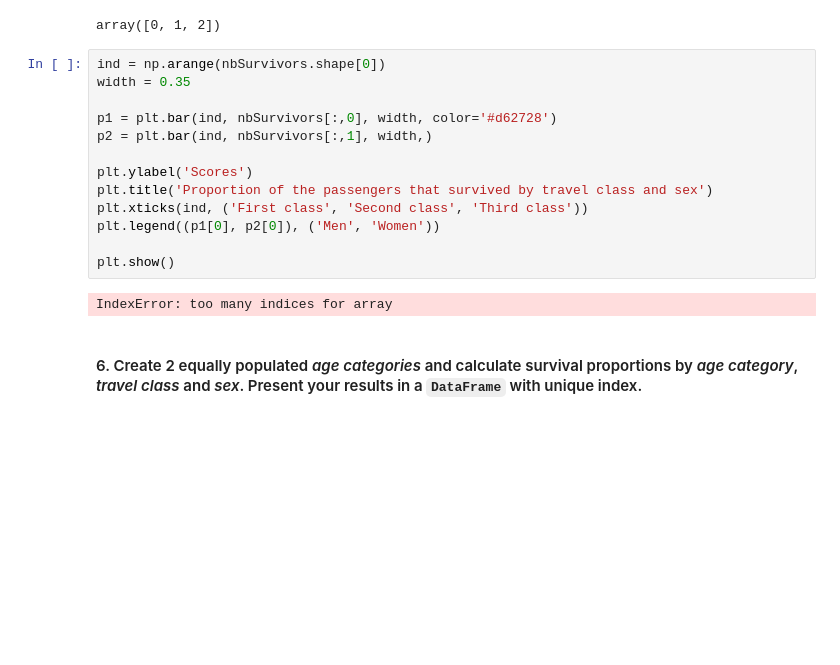
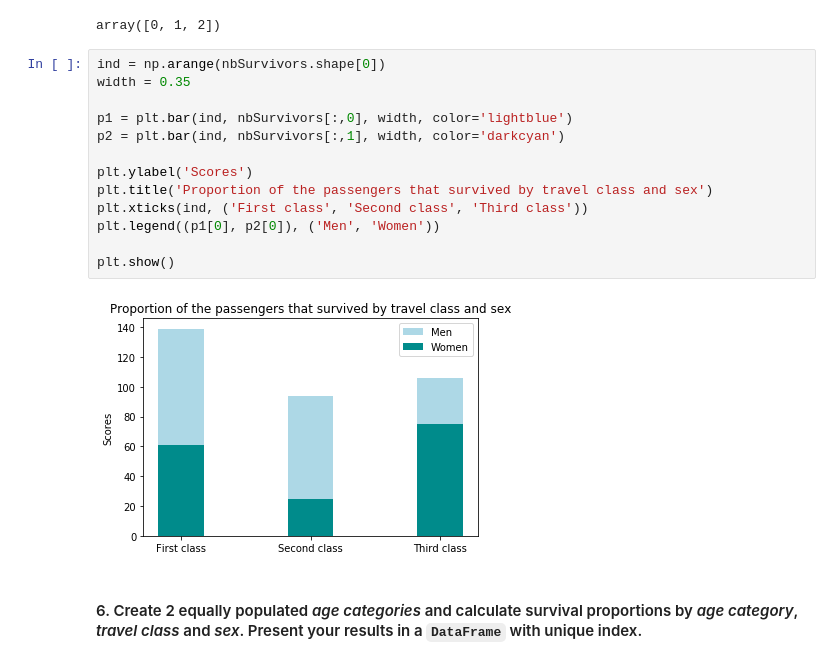
Before and after one commit to julied20/ada-2017, a Jupyter notebook: Homeworks/Homework01/Homework 1.ipynb, the cells around one changed output. Saved outputs shown, nothing was run; the diff lists cells and outputs as text; blank space fills up the shorter version.

```diff
--- a/Homeworks/Homework01/Homework 1.ipynb
+++ b/Homeworks/Homework01/Homework 1.ipynb
@@ -557,18 +520,18 @@ array([0, 1, 2])
 # %%
 ind = np.arange(nbSurvivors.shape[0])
 width = 0.35
 
-p1 = plt.bar(ind, nbSurvivors[:,0], width, color='#d62728')
-p2 = plt.bar(ind, nbSurvivors[:,1], width,)
+p1 = plt.bar(ind, nbSurvivors[:,0], width, color='lightblue')
+p2 = plt.bar(ind, nbSurvivors[:,1], width, color='darkcyan')
 
 plt.ylabel('Scores')
 plt.title('Proportion of the passengers that survived by travel class and sex')
 plt.xticks(ind, ('First class', 'Second class', 'Third class'))
 plt.legend((p1[0], p2[0]), ('Men', 'Women'))
 
 plt.show()
 # %% [output]
-IndexError: too many indices for array
+[figure, added]
 # %% [markdown]
 #### 6. Create 2 equally populated *age categories* and calculate survival proportions by *age category*, *travel class* and *sex*. Present your results in a `DataFrame` with unique index.
 # %% [markdown]
```
Also changed, not shown: parts of 15 cells of this notebook, 1 other file.
